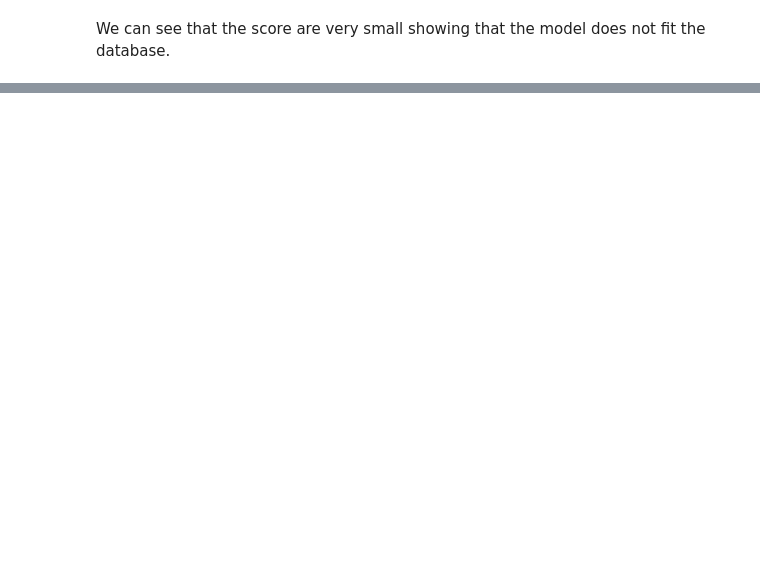
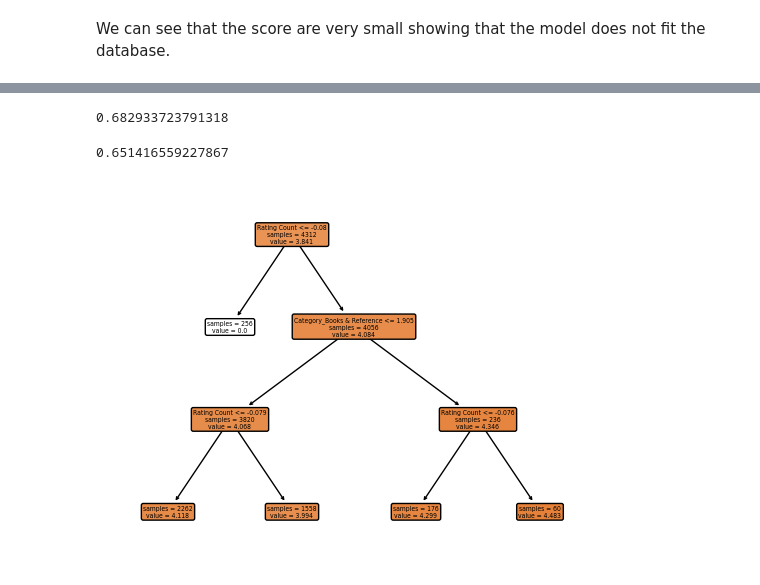
Before and after one commit to LouLan99/User-Rating-Prediction-Model, a Jupyter notebook: notebooks/04-modelling copy.ipynb, the cells around one changed output, grey strips where cells are left out. Drawn from its saved outputs; the diff is of its cells as text; code cells hidden in the pictures; blank space fills up the shorter version.

Commit message:
normal modeling

```diff
--- a/notebooks/04-modelling copy.ipynb
+++ b/notebooks/04-modelling copy.ipynb
@@ -38,5 +40,9 @@ X_train, X_test, y_train, y_test = train_test_split (X, y, test_size= 0.2)
+# %%
+lr_scaler = StandardScaler()
+X_train_s = lr_scaler.fit_transform(X_train)
+X_test_s = lr_scaler.transform(X_test)
 # %%
 lr_model = LinearRegression()
-lr_model.fit(X_train, y_train)
-lr_model.score(X_train, y_train)
+lr_model.fit(X_train_s, y_train)
+lr_model.score(X_train_s, y_train)
 # %% [output]
@@ -49,0 +99,19 @@ We can see that the score are very small showing that the model does not fit the
+# %%
+DTR_model = DecisionTreeRegressor(random_state = 1234, max_depth = 3)
+DTR_model.fit(X_train_s, y_train)
+DTR_model.score(X_train_s, y_train)
+# %% [output]
+0.682933723791318
+# %%
+DTR_model.score(X_test_s, y_test)
+# %% [output]
+0.651416559227867
+# %%
+from sklearn.tree import plot_tree
+plot_tree(DTR_model,
+            feature_names = list(X.columns),
+            rounded = True,
+            impurity = False,
+            filled = True);
+# %% [output]
+[figure, added]
```
Also changed, not shown: parts of 7 cells of this notebook.
